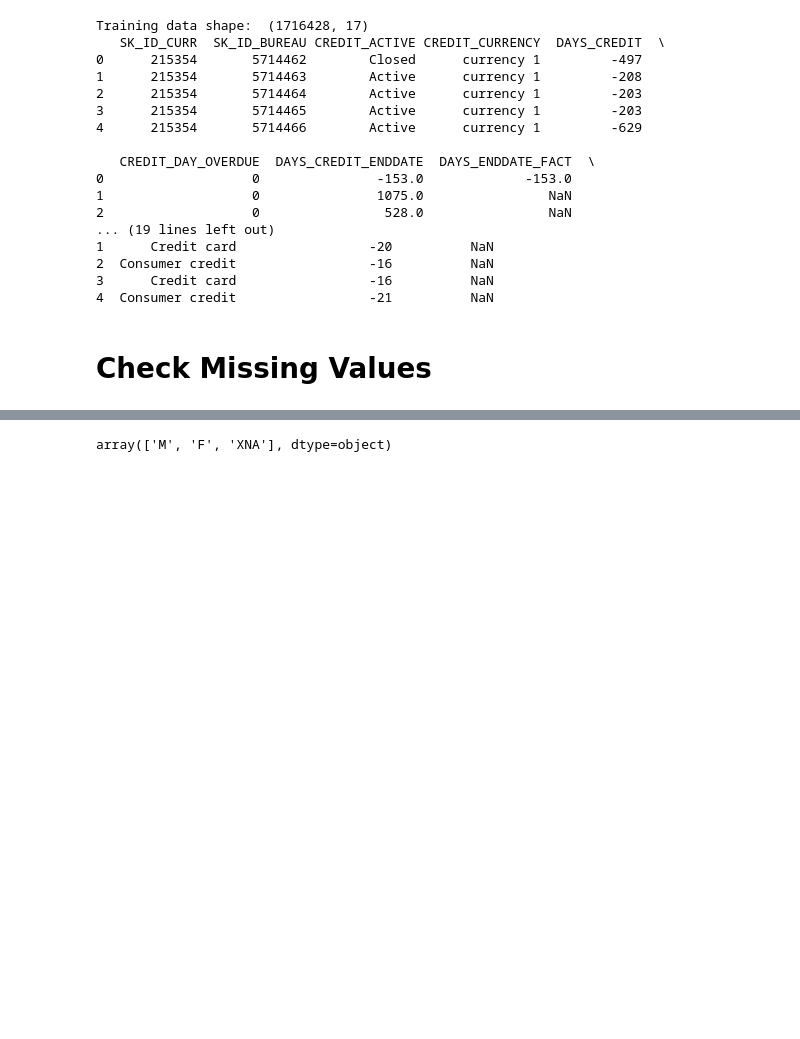
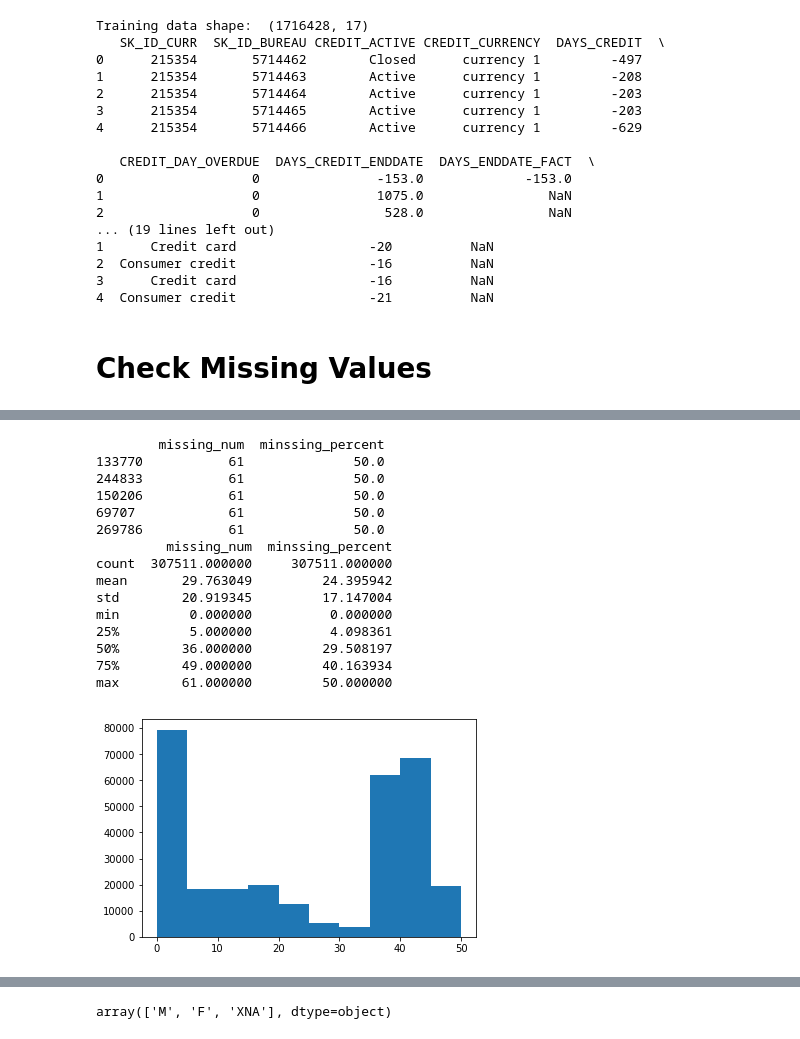
Before and after one commit to haataa/Home-Credit-Default-Risk, a Jupyter notebook: credit_default_predict.ipynb, the cells around one changed output, grey strips where cells are left out. Saved outputs shown, nothing was run; the diff lists cells and outputs as text; code cells hidden in the pictures; blank space fills up the shorter version.

```diff
--- a/credit_default_predict.ipynb
+++ b/credit_default_predict.ipynb
@@ -132,3 +132,10 @@ def check_missing(df):
     missing_info  = pd.concat([missing_num, minssing_percent], axis=1, keys=['missing_num', 'minssing_percent'])
     print(missing_info.head())
     return missing_info
+# %%
+def check_missing_row(df):
+    missing_num = df.isnull().sum(axis=1).sort_values(ascending = False)
+    minssing_percent = (df.isnull().mean(axis=1)*100).sort_values(ascending = False)
+    missing_info  = pd.concat([missing_num, minssing_percent], axis=1, keys=['missing_num', 'minssing_percent'])
+    print(missing_info.head())
+    return missing_info
@@ -145,2 +167,21 @@ NONLIVINGAPARTMENTS_MEDI       213514         69.432963
+# %%
+missing_hist(check_missing_row(app_train))
+# %% [output]
+        missing_num  minssing_percent
+133770           61              50.0
+244833           61              50.0
+150206           61              50.0
+69707            61              50.0
+269786           61              50.0
+         missing_num  minssing_percent
+count  307511.000000     307511.000000
+mean       29.763049         24.395942
+std        20.919345         17.147004
+min         0.000000          0.000000
+25%         5.000000          4.098361
+50%        36.000000         29.508197
+75%        49.000000         40.163934
+max        61.000000         50.000000
+[figure, added]
 # %%
 # check missing value of POS_CASH_balance
```
Also changed, not shown: parts of 24 cells of this notebook.
